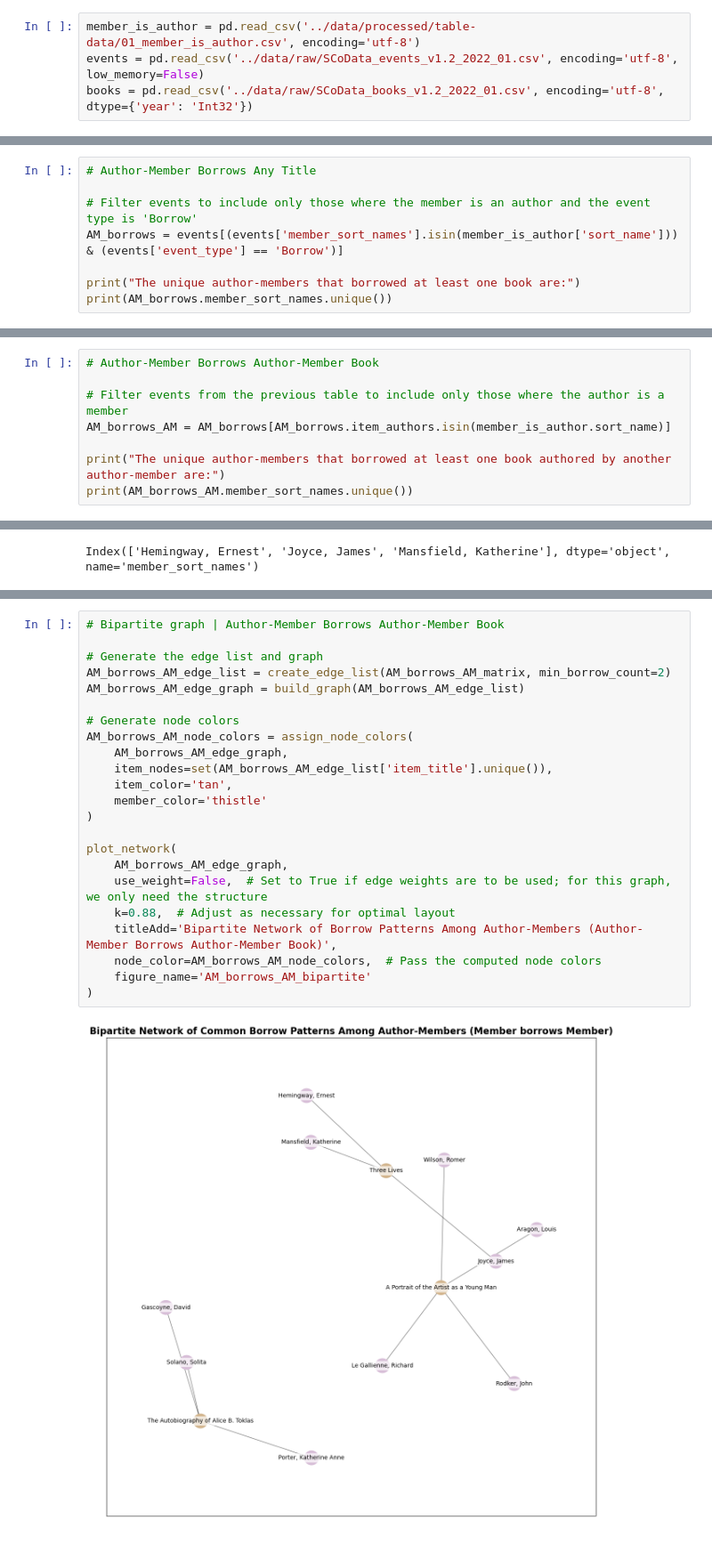
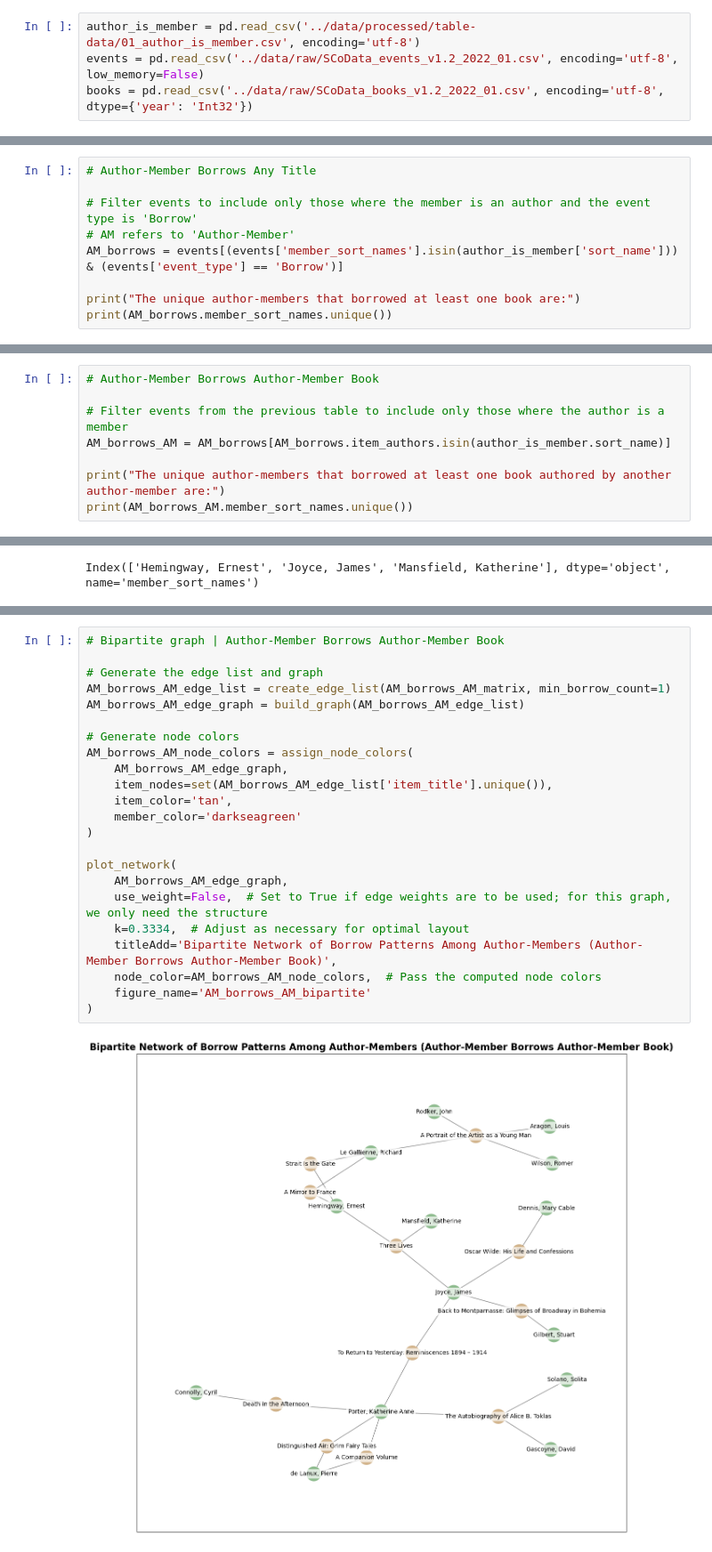
Before and after one commit to dittm/shakespeare-and-co, a Jupyter notebook: modules/04_network-analysis.ipynb, the cells around one changed output, grey strips where cells are left out. Shown at 89% size. Drawn from its saved outputs; the diff is of its cells as text.

```diff
--- a/modules/04_network-analysis.ipynb
+++ b/modules/04_network-analysis.ipynb
@@ -8,5 +12,5 @@ import networkx as nx
 # %%
-member_is_author = pd.read_csv('../data/processed/table-data/01_member_is_author.csv', encoding='utf-8')
+author_is_member = pd.read_csv('../data/processed/table-data/01_author_is_member.csv', encoding='utf-8')
 events = pd.read_csv('../data/raw/SCoData_events_v1.2_2022_01.csv', encoding='utf-8', low_memory=False)
 books = pd.read_csv('../data/raw/SCoData_books_v1.2_2022_01.csv', encoding='utf-8', dtype={'year': 'Int32'})
 # %%
@@ -47,7 +59,8 @@ Index(['uri', 'title', 'author', 'editor', 'translator', 'introduction',
 # Author-Member Borrows Any Title
 
 # Filter events to include only those where the member is an author and the event type is 'Borrow'
-AM_borrows = events[(events['member_sort_names'].isin(member_is_author['sort_name'])) & (events['event_type'] == 'Borrow')]
+# AM refers to 'Author-Member'
+AM_borrows = events[(events['member_sort_names'].isin(author_is_member['sort_name'])) & (events['event_type'] == 'Borrow')]
 
 print("The unique author-members that borrowed at least one book are:")
 print(AM_borrows.member_sort_names.unique())
@@ -68,7 +83,7 @@ The unique author-members that borrowed at least one book are:
 # Author-Member Borrows Author-Member Book
 
 # Filter events from the previous table to include only those where the author is a member
-AM_borrows_AM = AM_borrows[AM_borrows.item_authors.isin(member_is_author.sort_name)]
+AM_borrows_AM = AM_borrows[AM_borrows.item_authors.isin(author_is_member.sort_name)]
 
 print("The unique author-members that borrowed at least one book authored by another author-member are:")
 print(AM_borrows_AM.member_sort_names.unique())
@@ -861,25 +977,25 @@ NameError: name 'create_edge_list' is not defined
 # %%
 # Bipartite graph | Author-Member Borrows Author-Member Book
 
 # Generate the edge list and graph
-AM_borrows_AM_edge_list = create_edge_list(AM_borrows_AM_matrix, min_borrow_count=2)
+AM_borrows_AM_edge_list = create_edge_list(AM_borrows_AM_matrix, min_borrow_count=1)
 AM_borrows_AM_edge_graph = build_graph(AM_borrows_AM_edge_list)
 
 # Generate node colors
 AM_borrows_AM_node_colors = assign_node_colors(
     AM_borrows_AM_edge_graph,
     item_nodes=set(AM_borrows_AM_edge_list['item_title'].unique()),
     item_color='tan',
-    member_color='thistle'
+    member_color='darkseagreen'
 )
 
 plot_network(
     AM_borrows_AM_edge_graph,
     use_weight=False,  # Set to True if edge weights are to be used; for this graph, we only need the structure
-    k=0.88,  # Adjust as necessary for optimal layout
+    k=0.3334,  # Adjust as necessary for optimal layout
     titleAdd='Bipartite Network of Borrow Patterns Among Author-Members (Author-Member Borrows Author-Member Book)',
     node_color=AM_borrows_AM_node_colors,  # Pass the computed node colors
     figure_name='AM_borrows_AM_bipartite'
 )
 # %% [output]
-[figure, old version]
+[figure, new version]
```
Also changed, not shown: parts of 70 cells of this notebook, 20 other files.
